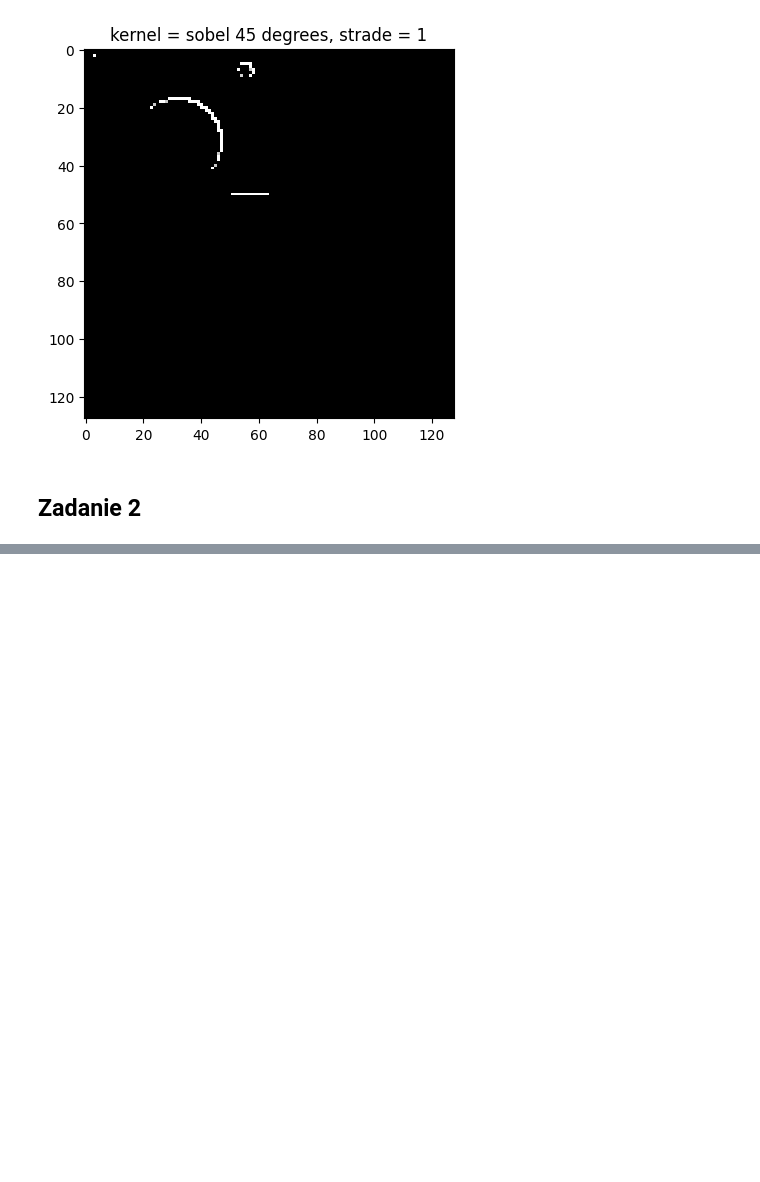
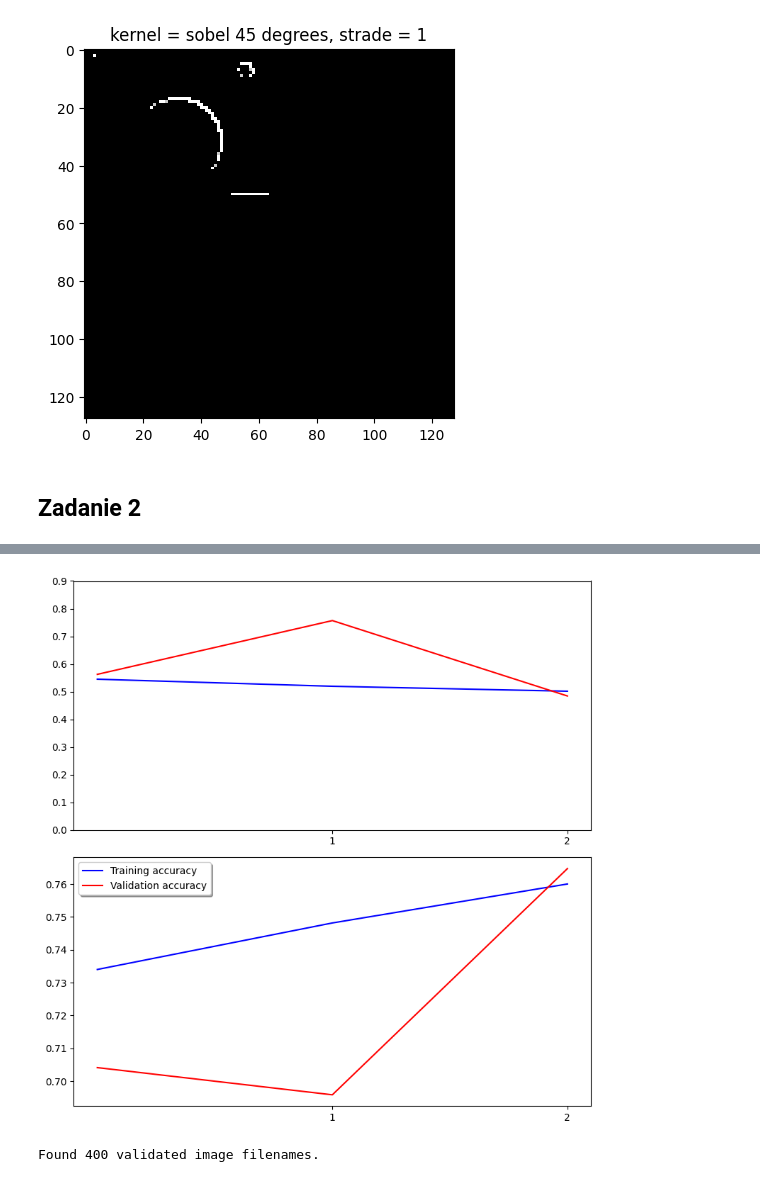
Before and after one commit to sregucki/IO_labs, a Jupyter notebook: notebooks/lab_06.ipynb, the cells around one changed output, grey strips where cells are left out. Cells and saved outputs as stored; diff of their text form; code cells hidden in the pictures; blank space fills up the shorter version.

Commit message:
lab_06, zad_02 (fast_run on)

```diff
--- a/notebooks/lab_06.ipynb
+++ b/notebooks/lab_06.ipynb
@@ -140,0 +237,15 @@ Text(0.5, 1.0, 'kernel = sobel 45 degrees, strade = 1')
+# %%
+from cgi import test
+from sklearn.model_selection import train_test_split
+
+df["category"] = df["category"].replace({0: "cat", 1: "dog"})
+
+train_df, validate_df = train_test_split(df, test_size=0.20, random_state=42)
+test_df = validate_df[:400]
+validate_df = validate_df[400:]
+validate_df = validate_df.reset_index(drop=True)
+train_df = train_df.reset_index(drop=True)
+
+total_train = train_df.shape[0]
+total_validate = validate_df.shape[0]
+batch_size = 15
@@ -140,0 +288,12 @@ Text(0.5, 1.0, 'kernel = sobel 45 degrees, strade = 1')
+# %%
+FAST_RUN = True
+
+epochs = 3 if FAST_RUN else 50
+history = model.fit(
+    train_generator,
+    epochs=epochs,
+    validation_data=validation_generator,
+    validation_steps=total_validate // batch_size,
+    steps_per_epoch=total_train // batch_size,
+    callbacks=callbacks,
+)
@@ -140,0 +307,32 @@ Text(0.5, 1.0, 'kernel = sobel 45 degrees, strade = 1')
+# %%
+from matplotlib import pyplot as plt
+
+fig, (ax1, ax2) = plt.subplots(2, 1, figsize=(8, 8))
+ax1.plot(history.history["loss"], color="b", label="Training loss")
+ax1.plot(history.history["val_loss"], color="r", label="validation loss")
+ax1.set_xticks(np.arange(1, epochs, 1))
+ax1.set_yticks(np.arange(0, 1, 0.1))
+
+ax2.plot(history.history["accuracy"], color="b", label="Training accuracy")
+ax2.plot(history.history["val_accuracy"], color="r", label="Validation accuracy")
+ax2.set_xticks(np.arange(1, epochs, 1))
+
+legend = plt.legend(loc="best", shadow=True)
+plt.tight_layout()
+plt.show()
+# %% [output]
+[figure, added]
+# %%
+test_gen = ImageDataGenerator(rescale=1.0 / 255)
+test_generator = test_gen.flow_from_dataframe(
+    test_df,
+    "data/dogs-cats-mini/",
+    x_col="filename",
+    y_col=None,
+    class_mode=None,
+    target_size=(128, 128),
+    batch_size=batch_size,
+    shuffle=False,
+)
+# %% [output]
+Found 400 validated image filenames.
```
Also changed, not shown: parts of 12 cells of this notebook.
